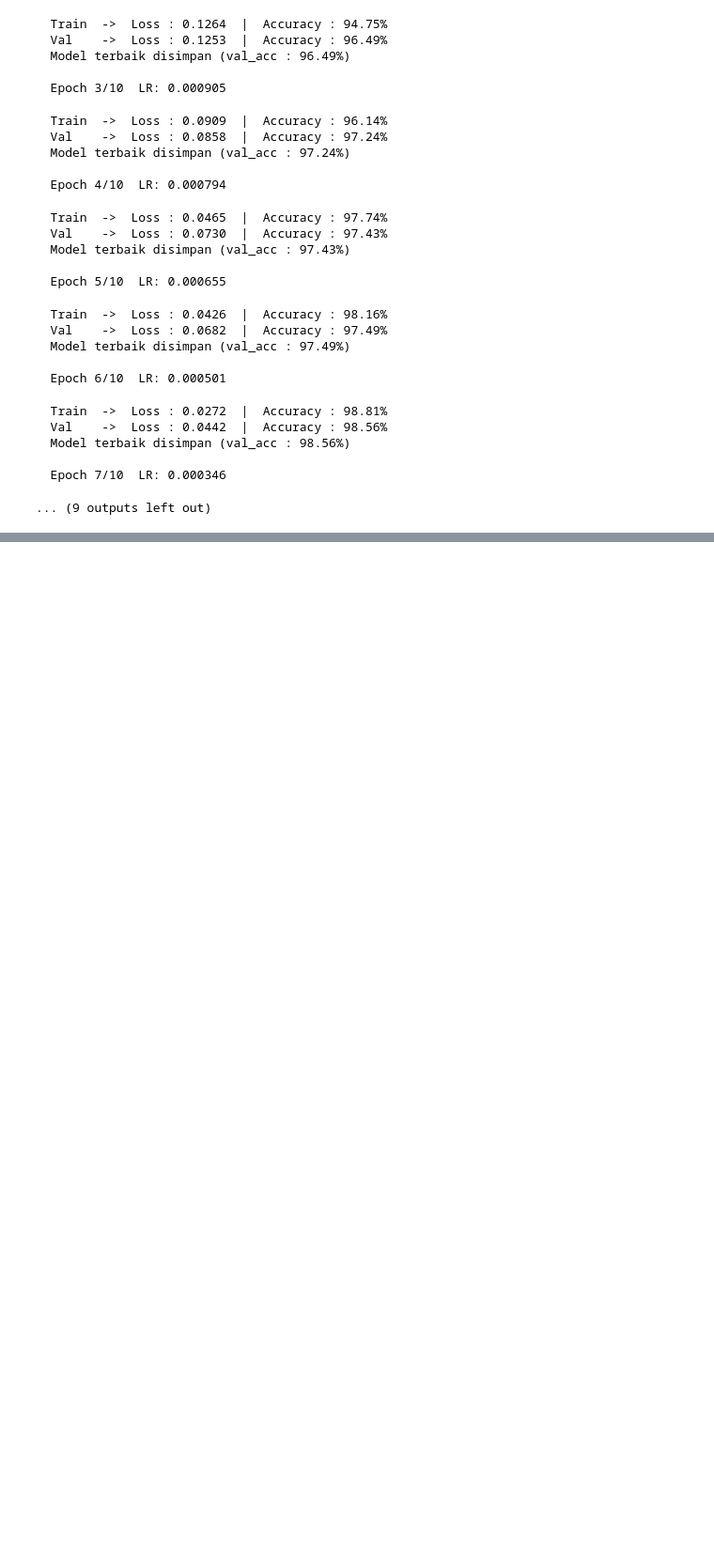
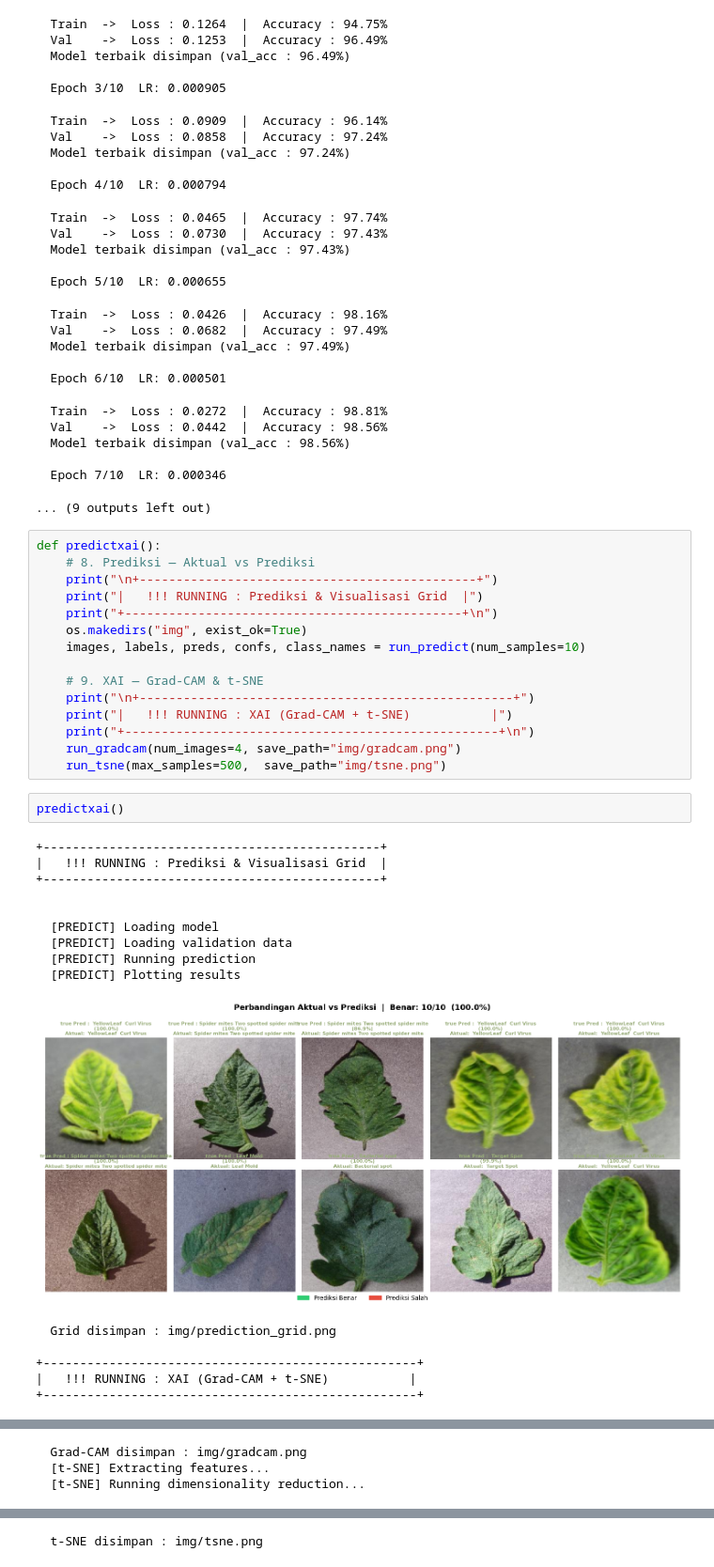
Before and after one commit to aqibfathur22/tomato_deaseses, a Jupyter notebook: main.ipynb, the cells around one changed output, grey strips where cells are left out. Shown at 94% size. Drawn from its saved outputs; the diff is of its cells as text; blank space fills up the shorter version.

Commit message:
adding predict + xai

```diff
--- a/main.ipynb
+++ b/main.ipynb
@@ -161,3 +177,36 @@ main()
 
   Epoch 7/10  LR: 0.000346
 ... (9 outputs left out)
+# %%
+def predictxai():
+    # 8. Prediksi — Aktual vs Prediksi
+    print("\n+----------------------------------------------+")
+    print("|   !!! RUNNING : Prediksi & Visualisasi Grid  |")
+    print("+----------------------------------------------+\n")
+    os.makedirs("img", exist_ok=True)
+    images, labels, preds, confs, class_names = run_predict(num_samples=10)
+
+    # 9. XAI — Grad-CAM & t-SNE
+    print("\n+---------------------------------------------------+")
+    print("|   !!! RUNNING : XAI (Grad-CAM + t-SNE)           |")
+    print("+---------------------------------------------------+\n")
+    run_gradcam(num_images=4, save_path="img/gradcam.png")
+    run_tsne(max_samples=500,  save_path="img/tsne.png")
+# %%
+predictxai()
+# %% [output]
++----------------------------------------------+
+|   !!! RUNNING : Prediksi & Visualisasi Grid  |
++----------------------------------------------+
+
+
+  [PREDICT] Loading model
+  [PREDICT] Loading validation data
+  [PREDICT] Running prediction
+  [PREDICT] Plotting results
+[figure, added]
+  Grid disimpan : img/prediction_grid.png
+
++---------------------------------------------------+
+|   !!! RUNNING : XAI (Grad-CAM + t-SNE)           |
++---------------------------------------------------+
@@ -163,0 +214,3 @@ main()
+  Grad-CAM disimpan : img/gradcam.png
+  [t-SNE] Extracting features...
+  [t-SNE] Running dimensionality reduction...
@@ -163,0 +218 @@ main()
+  t-SNE disimpan : img/tsne.png
```
Also changed, not shown: parts of 2 cells of this notebook, 5 other files.
